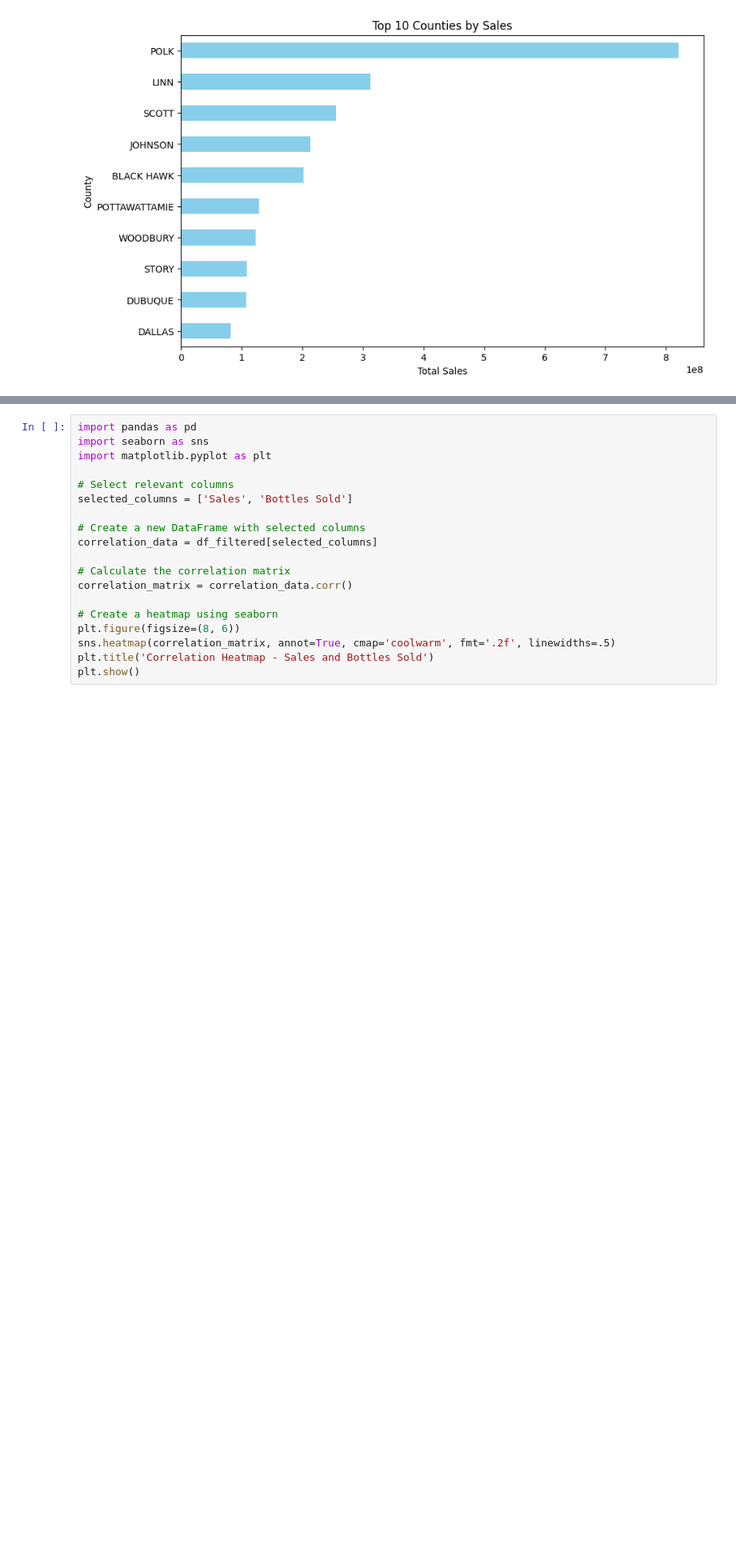
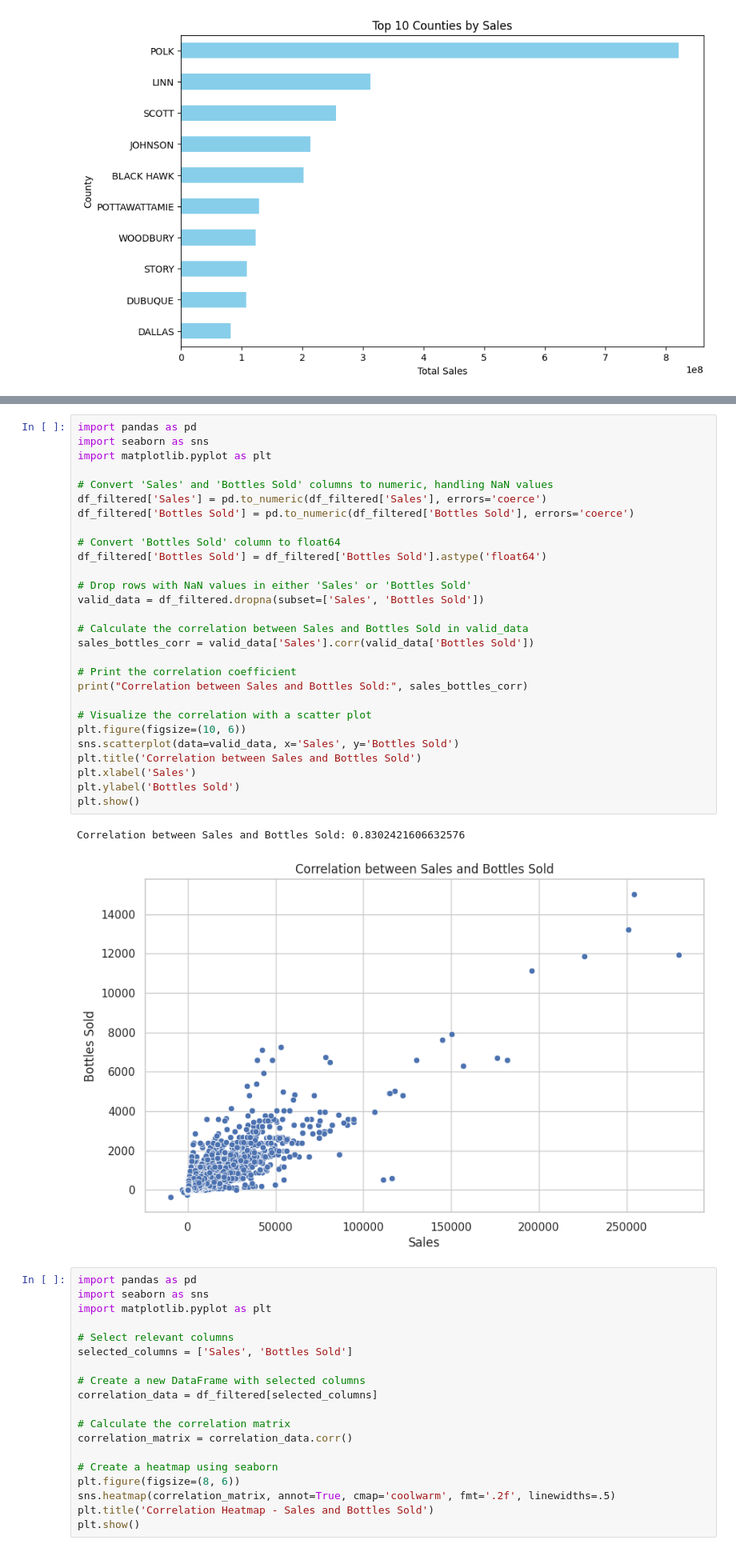
Before and after one commit to WanderingVector/Iowa-Liquor-Sales, a Jupyter notebook: Final_|_Iowa_Liquor_Sales.ipynb, the cells around one changed output, grey strips where cells are left out. Shown at 80% size. Drawn from its saved outputs; the diff is of its cells as text; blank space fills up the shorter version.

```diff
--- a/Final_|_Iowa_Liquor_Sales.ipynb
+++ b/Final_|_Iowa_Liquor_Sales.ipynb
@@ -1271,3 +1380,34 @@ plt.show()
+# %%
+import pandas as pd
+import seaborn as sns
+import matplotlib.pyplot as plt
+
+# Convert 'Sales' and 'Bottles Sold' columns to numeric, handling NaN values
+df_filtered['Sales'] = pd.to_numeric(df_filtered['Sales'], errors='coerce')
+df_filtered['Bottles Sold'] = pd.to_numeric(df_filtered['Bottles Sold'], errors='coerce')
+
+# Convert 'Bottles Sold' column to float64
+df_filtered['Bottles Sold'] = df_filtered['Bottles Sold'].astype('float64')
+
+# Drop rows with NaN values in either 'Sales' or 'Bottles Sold'
+valid_data = df_filtered.dropna(subset=['Sales', 'Bottles Sold'])
+
+# Calculate the correlation between Sales and Bottles Sold in valid_data
+sales_bottles_corr = valid_data['Sales'].corr(valid_data['Bottles Sold'])
+
+# Print the correlation coefficient
+print("Correlation between Sales and Bottles Sold:", sales_bottles_corr)
+
+# Visualize the correlation with a scatter plot
+plt.figure(figsize=(10, 6))
+sns.scatterplot(data=valid_data, x='Sales', y='Bottles Sold')
+plt.title('Correlation between Sales and Bottles Sold')
+plt.xlabel('Sales')
+plt.ylabel('Bottles Sold')
+plt.show()
+# %% [output]
+Correlation between Sales and Bottles Sold: 0.8302421606632576
+[figure, added]
 # %%
 import pandas as pd
 import seaborn as sns
```
Also changed, not shown: parts of 7 cells of this notebook.
